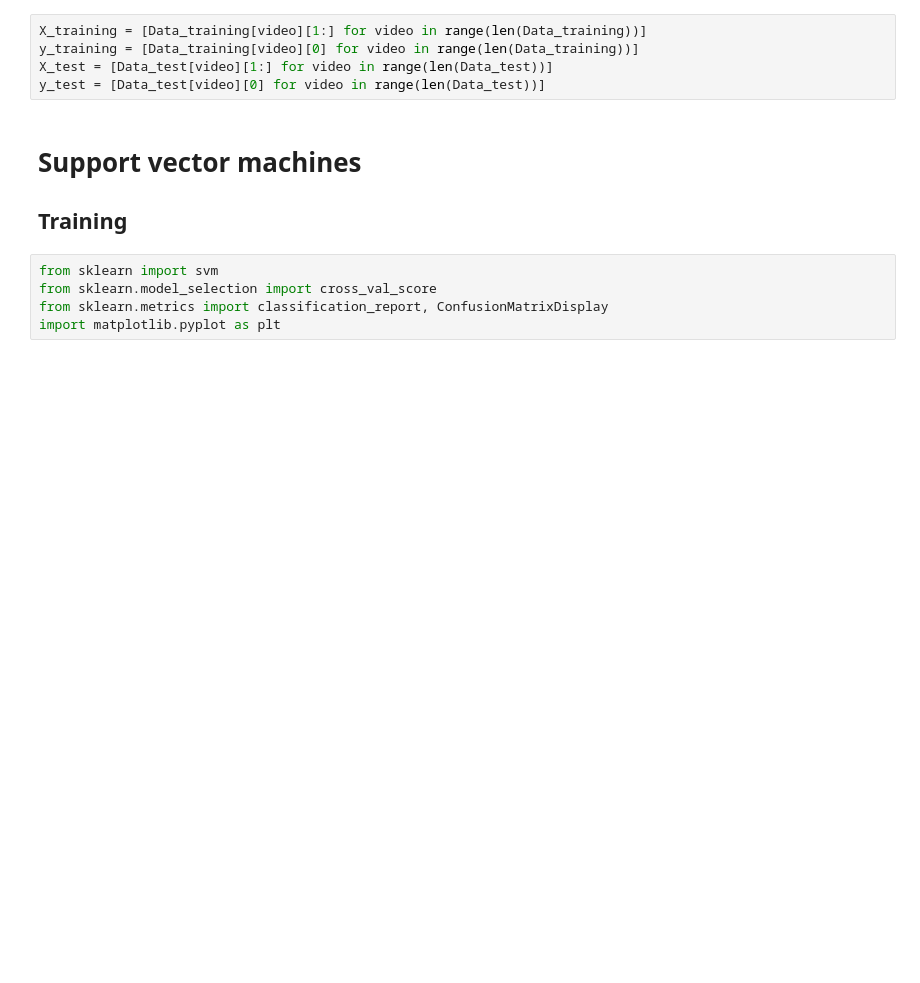
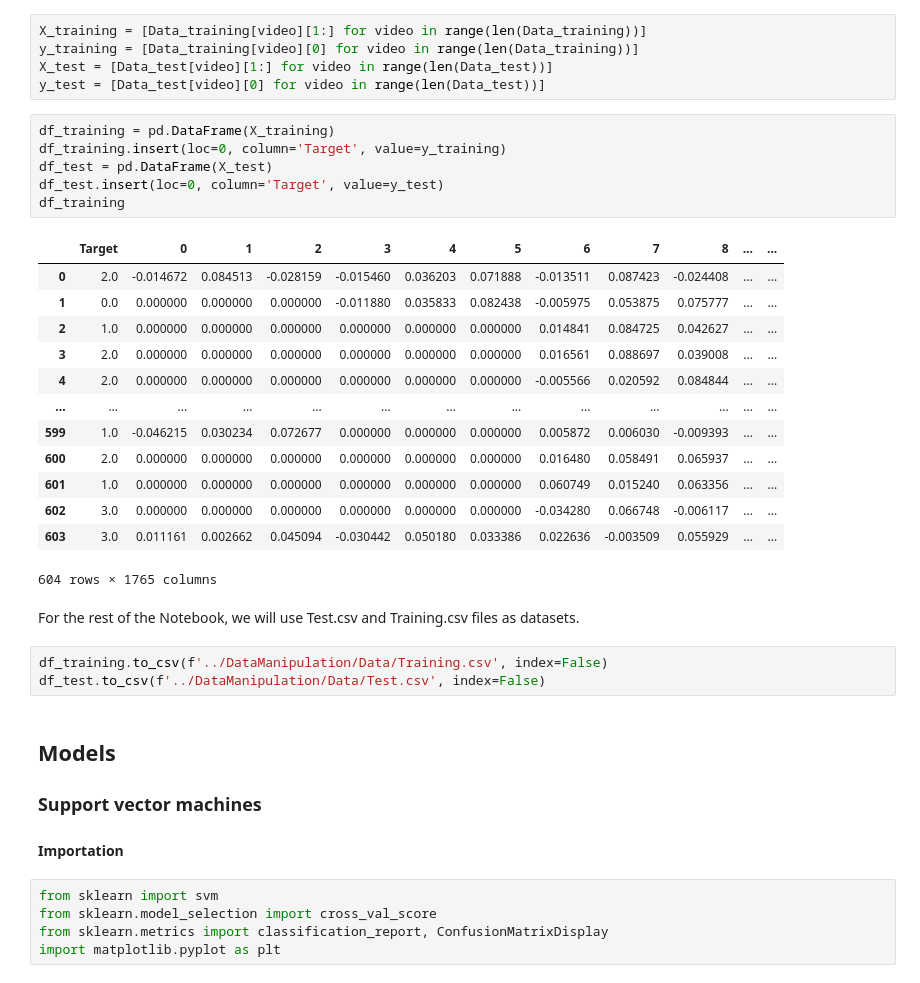
Before and after one commit to LucieDN/Sign-Language-Recognition, a Jupyter notebook: NoteBook/NoteBook.ipynb, the cells around one changed output. Saved outputs shown, nothing was run; the diff lists cells and outputs as text; blank space fills up the shorter version.

Commit message:
Mise en forma notebook partie SVM

```diff
--- a/NoteBook/NoteBook.ipynb
+++ b/NoteBook/NoteBook.ipynb
@@ -490,9 +497,35 @@ X_training = [Data_training[video][1:] for video in range(len(Data_training))]
 y_training = [Data_training[video][0] for video in range(len(Data_training))]
 X_test = [Data_test[video][1:] for video in range(len(Data_test))]
 y_test = [Data_test[video][0] for video in range(len(Data_test))]
+# %%
+df_training = pd.DataFrame(X_training)
+df_training.insert(loc=0, column='Target', value=y_training)
+df_test = pd.DataFrame(X_test)
+df_test.insert(loc=0, column='Target', value=y_test)
+df_training
+# %% [output]
+|  | Target | 0 | 1 | 2 | 3 | 4 | 5 | 6 | 7 | 8 | ... | ... |
+| 0 | 2.0 | -0.014672 | 0.084513 | -0.028159 | -0.015460 | 0.036203 | 0.071888 | -0.013511 | 0.087423 | -0.024408 | ... | ... |
+| 1 | 0.0 | 0.000000 | 0.000000 | 0.000000 | -0.011880 | 0.035833 | 0.082438 | -0.005975 | 0.053875 | 0.075777 | ... | ... |
+| 2 | 1.0 | 0.000000 | 0.000000 | 0.000000 | 0.000000 | 0.000000 | 0.000000 | 0.014841 | 0.084725 | 0.042627 | ... | ... |
+| 3 | 2.0 | 0.000000 | 0.000000 | 0.000000 | 0.000000 | 0.000000 | 0.000000 | 0.016561 | 0.088697 | 0.039008 | ... | ... |
+| 4 | 2.0 | 0.000000 | 0.000000 | 0.000000 | 0.000000 | 0.000000 | 0.000000 | -0.005566 | 0.020592 | 0.084844 | ... | ... |
+| ... | ... | ... | ... | ... | ... | ... | ... | ... | ... | ... | ... | ... |
+| 599 | 1.0 | -0.046215 | 0.030234 | 0.072677 | 0.000000 | 0.000000 | 0.000000 | 0.005872 | 0.006030 | -0.009393 | ... | ... |
+| 600 | 2.0 | 0.000000 | 0.000000 | 0.000000 | 0.000000 | 0.000000 | 0.000000 | 0.016480 | 0.058491 | 0.065937 | ... | ... |
+| 601 | 1.0 | 0.000000 | 0.000000 | 0.000000 | 0.000000 | 0.000000 | 0.000000 | 0.060749 | 0.015240 | 0.063356 | ... | ... |
+| 602 | 3.0 | 0.000000 | 0.000000 | 0.000000 | 0.000000 | 0.000000 | 0.000000 | -0.034280 | 0.066748 | -0.006117 | ... | ... |
+| 603 | 3.0 | 0.011161 | 0.002662 | 0.045094 | -0.030442 | 0.050180 | 0.033386 | 0.022636 | -0.003509 | 0.055929 | ... | ... |
+604 rows × 1765 columns
+# %% [markdown]
+For the rest of the Notebook, we will use Test.csv and Training.csv files as datasets.
+# %%
+df_training.to_csv(f'../DataManipulation/Data/Training.csv', index=False)
+df_test.to_csv(f'../DataManipulation/Data/Test.csv', index=False)
 # %% [markdown]
-# Support vector machines
-## Training
+## Models
+### Support vector machines
+#### Importation
 # %%
 from sklearn import svm
 from sklearn.model_selection import cross_val_score
```
Also changed, not shown: parts of 29 cells of this notebook, 4 other files.
